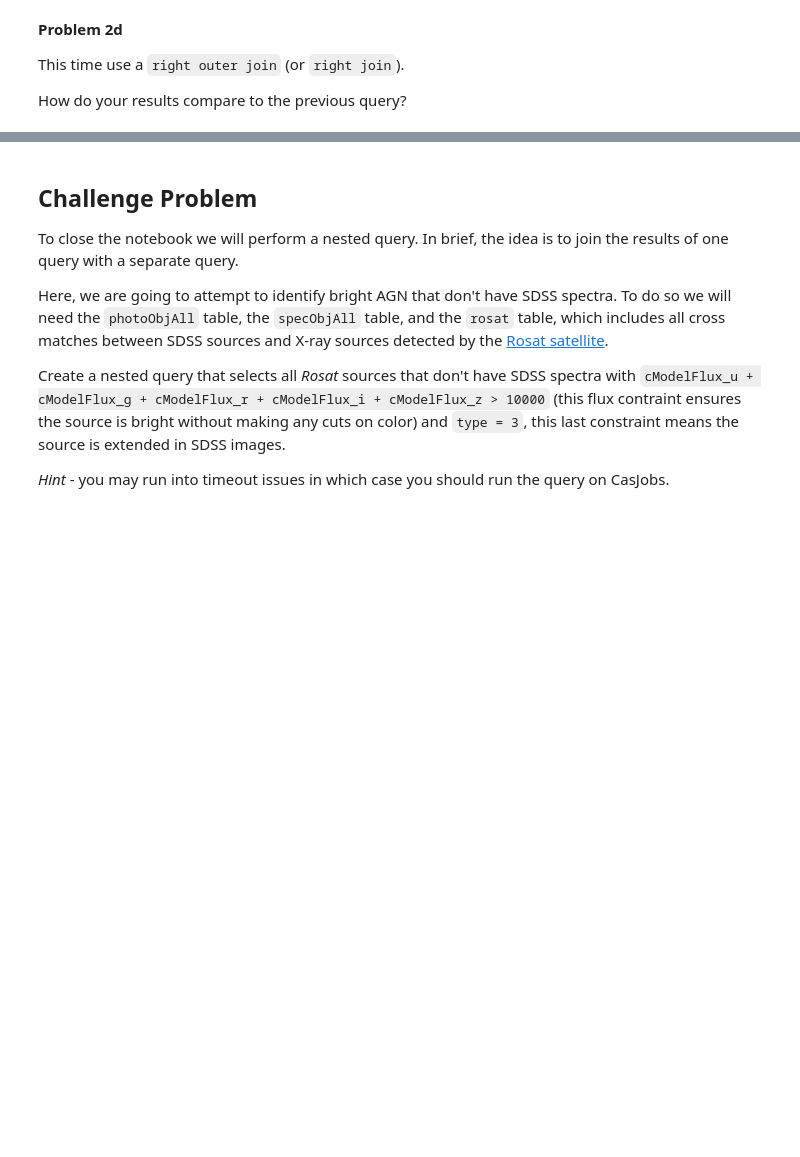
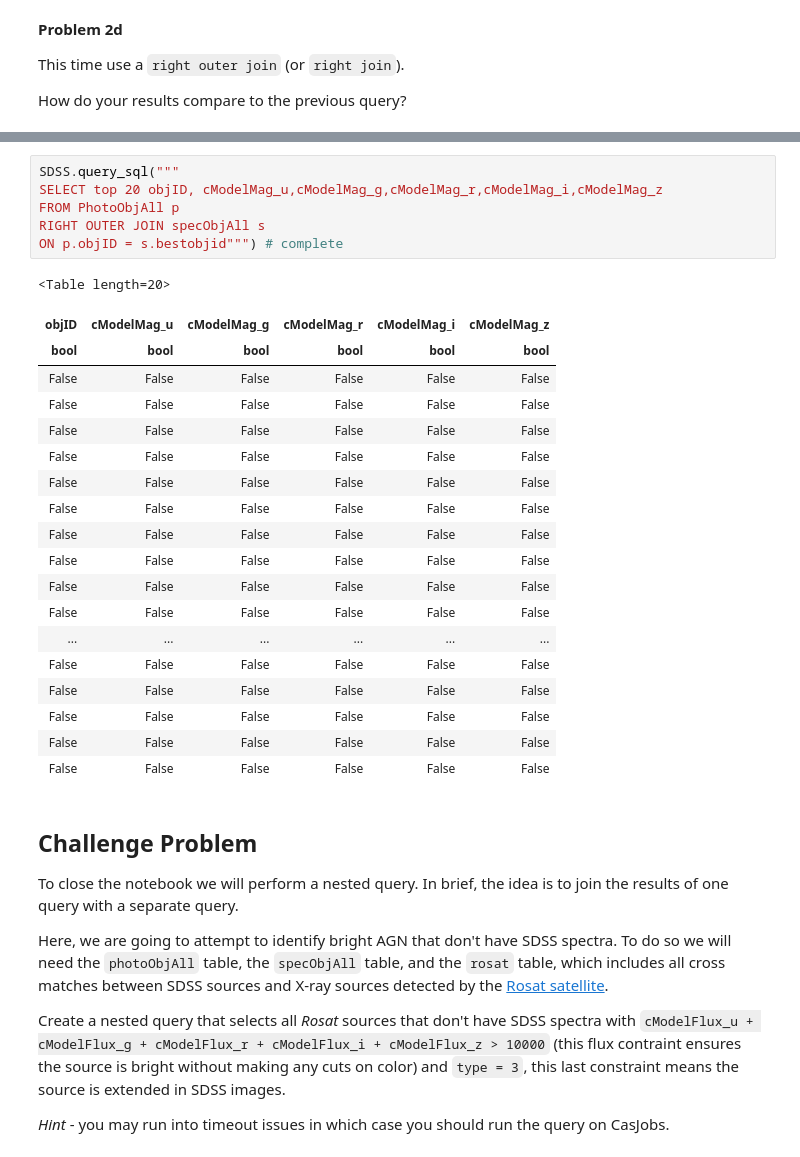
Before and after one commit to d-giles/LSSTC-DSFP-Sessions, a Jupyter notebook: Session8/Day1/IntroToSQLite.ipynb, the cells around one changed output, grey strips where cells are left out. Cells and saved outputs as stored; diff of their text form; blank space fills up the shorter version.

```diff
--- a/Session8/Day1/IntroToSQLite.ipynb
+++ b/Session8/Day1/IntroToSQLite.ipynb
@@ -253,3 +275,29 @@ SDSS.query_sql( # complete
+# %%
+SDSS.query_sql("""
+SELECT top 20 objID, cModelMag_u,cModelMag_g,cModelMag_r,cModelMag_i,cModelMag_z
+FROM PhotoObjAll p
+RIGHT OUTER JOIN specObjAll s
+ON p.objID = s.bestobjid""") # complete
+# %% [output]
+<Table length=20>
+| objID | cModelMag_u | cModelMag_g | cModelMag_r | cModelMag_i | cModelMag_z |
+| bool | bool | bool | bool | bool | bool |
+| False | False | False | False | False | False |
+| False | False | False | False | False | False |
+| False | False | False | False | False | False |
+| False | False | False | False | False | False |
+| False | False | False | False | False | False |
+| False | False | False | False | False | False |
+| False | False | False | False | False | False |
+| False | False | False | False | False | False |
+| False | False | False | False | False | False |
+| False | False | False | False | False | False |
+| ... | ... | ... | ... | ... | ... |
+| False | False | False | False | False | False |
+| False | False | False | False | False | False |
+| False | False | False | False | False | False |
+| False | False | False | False | False | False |
+| False | False | False | False | False | False |
 # %% [markdown]
 ## Challenge Problem
 
```
Also changed, not shown: parts of 3 cells of this notebook.
